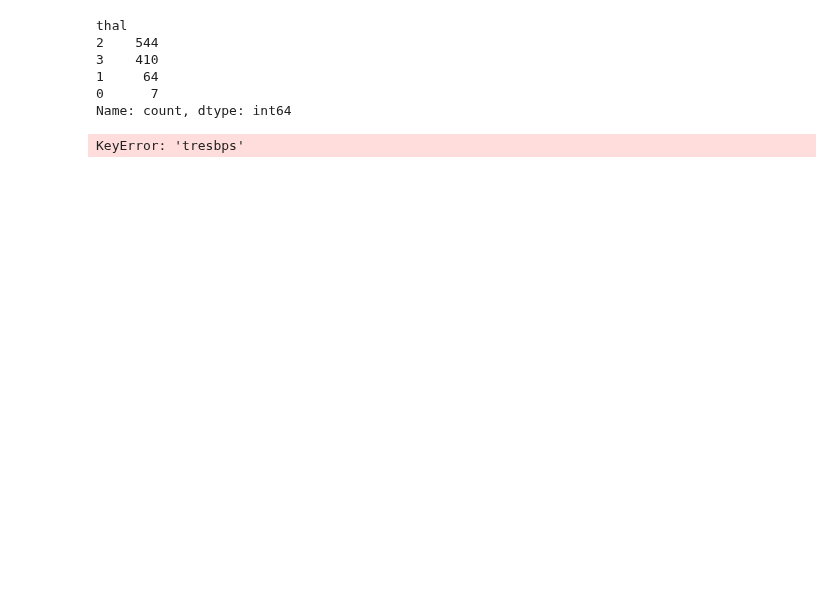
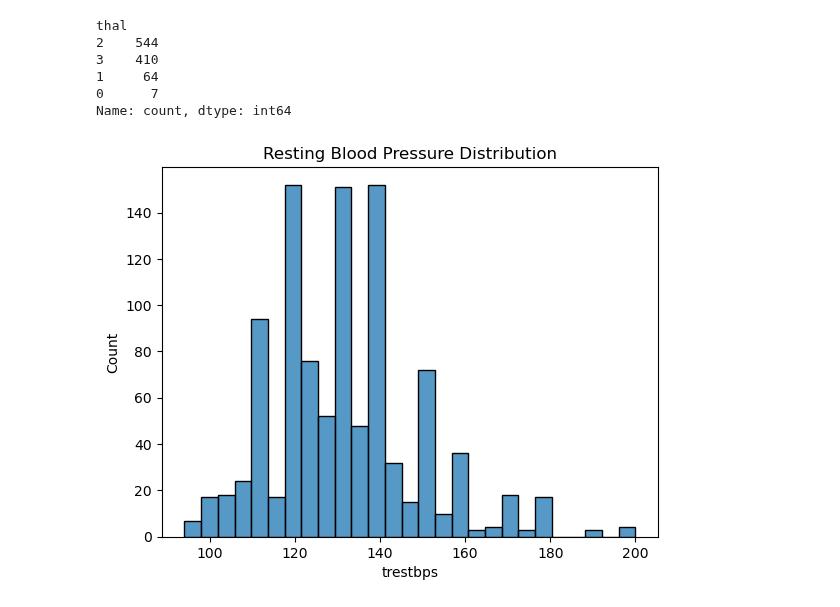
Before and after one commit to KeneanDita/Exploratory-Data-Analysis-EDA-, a Jupyter notebook: Heart_Disease.ipynb, the cells around one changed output. Drawn from its saved outputs; the diff is of its cells as text; code cells hidden in the pictures; blank space fills up the shorter version.

Commit message:
Image exported Resting Blood Pressure Disribution.png

```diff
--- a/Heart_Disease.ipynb
+++ b/Heart_Disease.ipynb
@@ -64,8 +64,8 @@ thal
 Name: count, dtype: int64
 # %%
 sns.histplot(df['trestbps'])
-plt.title("trestbps Distribution")
-# plt.savefig('Age Distribution.png', dpi=300)
+plt.title("Resting Blood Pressure Distribution")
+# plt.savefig('Resting Blood Pressure Distribution.png', dpi=300)
 plt.show()
 # %% [output]
-KeyError: 'tresbps'
+[figure, added]
```
Also changed, not shown: 1 other file.
